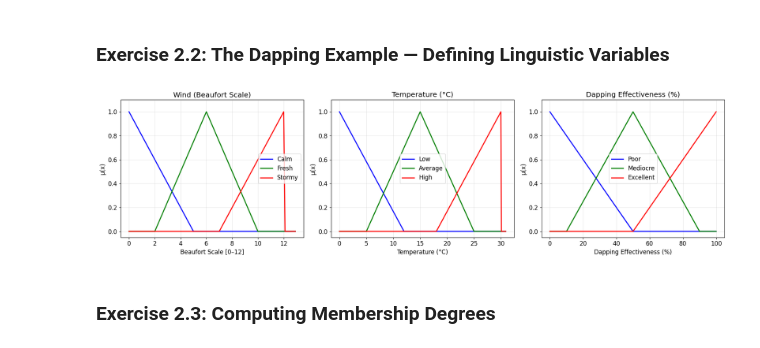
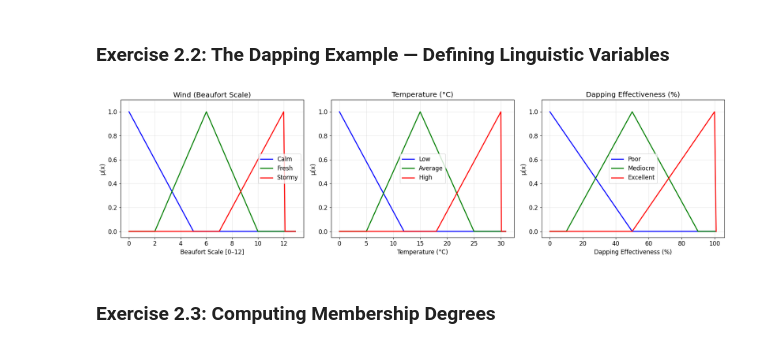
Before and after one commit to KyryloKozlovskyi/AI-Lab-4, a Jupyter notebook: problems.ipynb, the cells around one changed output. Saved outputs shown, nothing was run; the diff lists cells and outputs as text; code cells hidden in the pictures.

```diff
--- a/problems.ipynb
+++ b/problems.ipynb
@@ -124,7 +124,7 @@ plt.show()
 # --- Define universes of discourse ---
 x_wind = np.arange(0, 13, 0.1)  # Beaufort scale 0-12
 temperature = np.arange(0, 31, 0.1)  # Temperature in °C
-dapping_effectiveness = np.arange(0, 101, 1)  # Dapping effectiveness in %
+dapping_effectiveness = np.arange(0, 102, 1)  # Dapping effectiveness in %
 
 # --- Wind membership functions ---
 wind_calm = fuzz.trimf(x_wind, [0, 0, 5])
@@ -154,34 +154,34 @@ ax1.set_ylabel("μ(x)")
 ax1.legend()
 
 # Temperature
 ax2.plot(temperature, temp_low, "b-", linewidth=2, label="Low")
 ax2.plot(temperature, temp_average, "g-", linewidth=2, label="Average")
 ax2.plot(temperature, temp_high, "r-", linewidth=2, label="High")
 ax2.set_title("Temperature (°C)")
 ax2.set_xlabel("Temperature (°C)")
 ax2.set_ylabel("μ(x)")
 ax2.legend()
 
 # Dapping
 ax3.plot(dapping_effectiveness, dapping_poor, "b-", linewidth=2, label="Poor")
 ax3.plot(
     dapping_effectiveness, dapping_mediocre, "g-", linewidth=2, label="Mediocre"
  )
 ax3.plot(
     dapping_effectiveness, dapping_excellent, "r-", linewidth=2, label="Excellent"
  )
 ax3.set_title("Dapping Effectiveness (%)")
 ax3.set_xlabel("Dapping Effectiveness (%)")
 ax3.set_ylabel("μ(x)")
 ax3.legend()
 
 for ax in [ax1, ax2, ax3]:
     ax.set_ylim(-0.05, 1.1)
 
 plt.tight_layout()
 plt.show()
 # %% [output]
-[figure, old version]
+[figure, new version]
 # %% [markdown]
 ### Exercise 2.3: Computing Membership Degrees
 # %%
```
Also changed, not shown: parts of 2 cells of this notebook.
